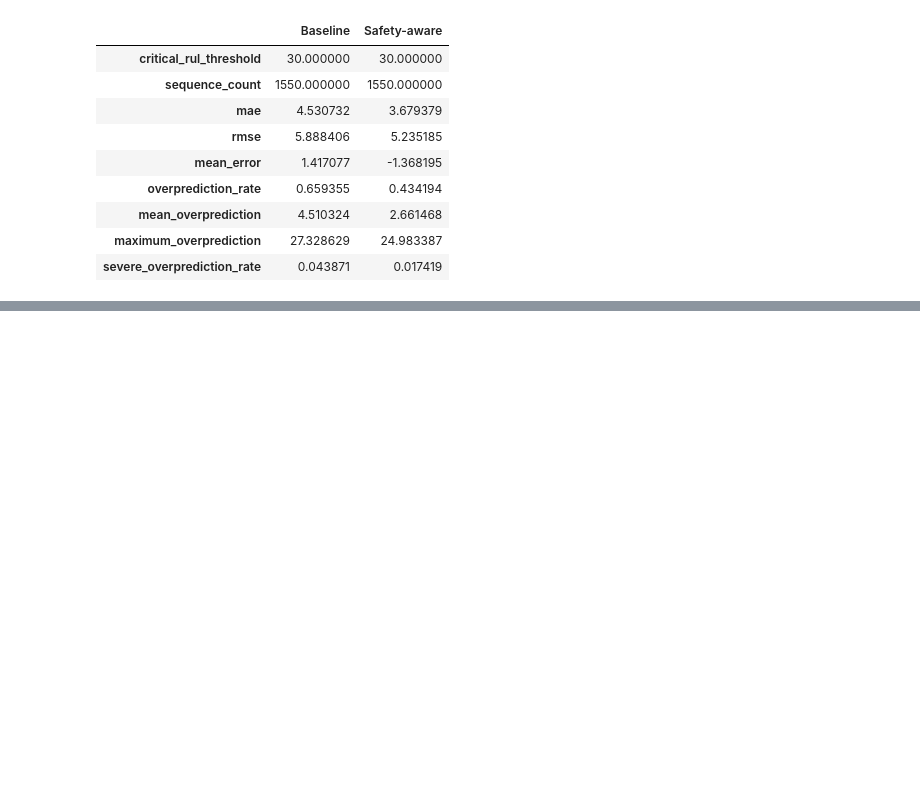
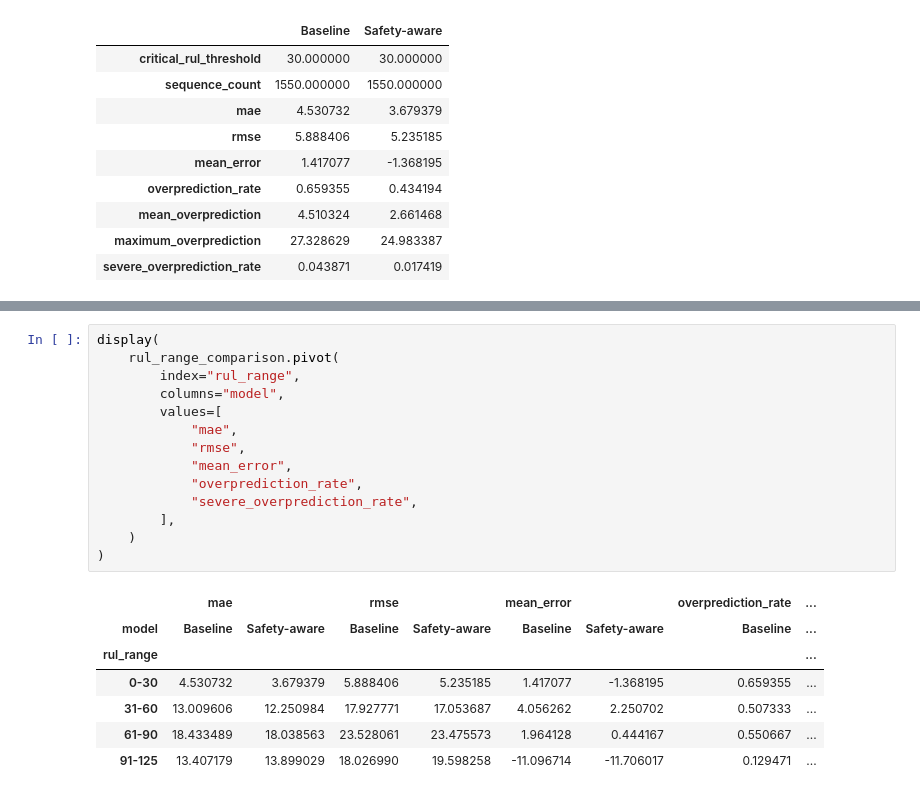
Before and after one commit to iamprakhar10/aircraft-rul-predictor, a Jupyter notebook: notebooks/03_fd004.ipynb, the cells around one changed output, grey strips where cells are left out. Cells and saved outputs as stored; diff of their text form; blank space fills up the shorter version.

```diff
--- a/notebooks/03_fd004.ipynb
+++ b/notebooks/03_fd004.ipynb
@@ -2526,0 +2662,22 @@ display(safety_comparison)
+# %%
+display(
+    rul_range_comparison.pivot(
+        index="rul_range",
+        columns="model",
+        values=[
+            "mae",
+            "rmse",
+            "mean_error",
+            "overprediction_rate",
+            "severe_overprediction_rate",
+        ],
+    )
+)
+# %% [output]
+|  | mae |  | rmse |  | mean_error |  | overprediction_rate | ... |
+| model | Baseline | Safety-aware | Baseline | Safety-aware | Baseline | Safety-aware | Baseline | ... |
+| rul_range |  |  |  |  |  |  |  | ... |
+| 0-30 | 4.530732 | 3.679379 | 5.888406 | 5.235185 | 1.417077 | -1.368195 | 0.659355 | ... |
+| 31-60 | 13.009606 | 12.250984 | 17.927771 | 17.053687 | 4.056262 | 2.250702 | 0.507333 | ... |
+| 61-90 | 18.433489 | 18.038563 | 23.528061 | 23.475573 | 1.964128 | 0.444167 | 0.550667 | ... |
+| 91-125 | 13.407179 | 13.899029 | 18.026990 | 19.598258 | -11.096714 | -11.706017 | 0.129471 | ... |
```
Also changed, not shown: parts of 2 cells of this notebook.
